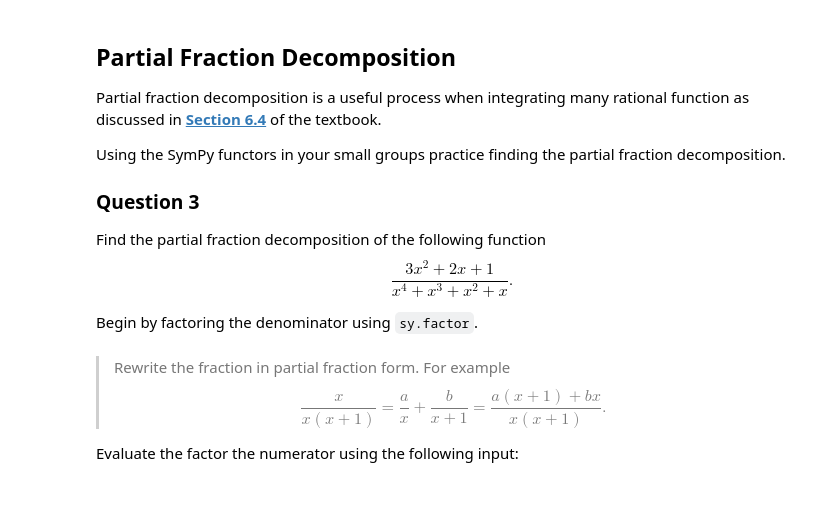
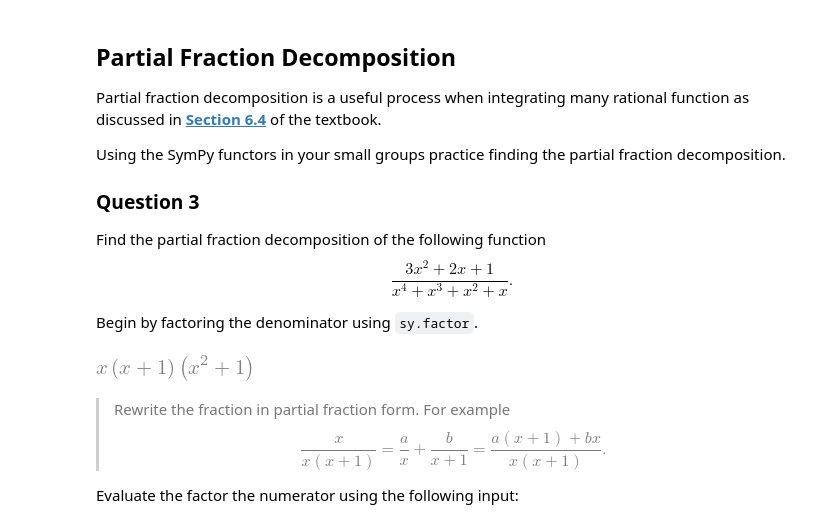
Before and after one commit to sean-fitzpatrick/MATH2565-Tutorials-Spring23, a Jupyter notebook: Tutorial2-IntegrationTechniques.ipynb, the cells around one changed output. Drawn from its saved outputs; the diff is of its cells as text; code cells hidden in the pictures; blank space fills up the shorter version.

```diff
--- a/Tutorial2-IntegrationTechniques.ipynb
+++ b/Tutorial2-IntegrationTechniques.ipynb
@@ -48,7 +89,9 @@ $$ \frac{3x^2 +2x +1}{x^4 + x^3 + x^2 + x}.$$
 Begin by factoring the denominator using `sy.factor`.
 # %%
 x = sy.Symbol('x')
-sy.factor(x)
+sy.factor(x**4+x**3+x**2+x,x)
+# %% [output]
+[figure, added]
 # %% [markdown]
 >Rewrite the fraction in partial fraction form. For example
 $$ \frac{x}{x(x+1)} = \frac{a}{x}+\frac{b}{x+1} = \frac{a(x+1) + bx}{x(x+1)}. $$
```
Also changed, not shown: parts of 25 cells of this notebook.
